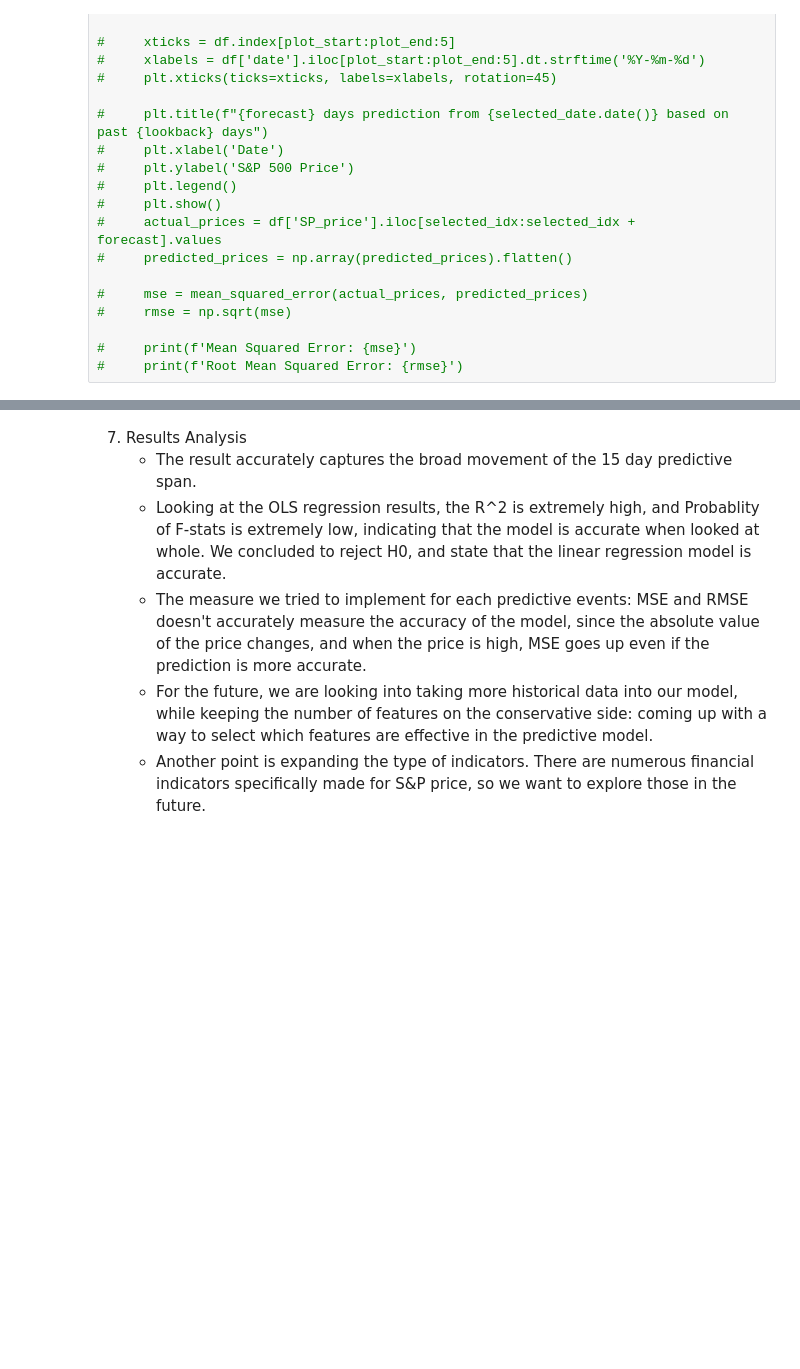
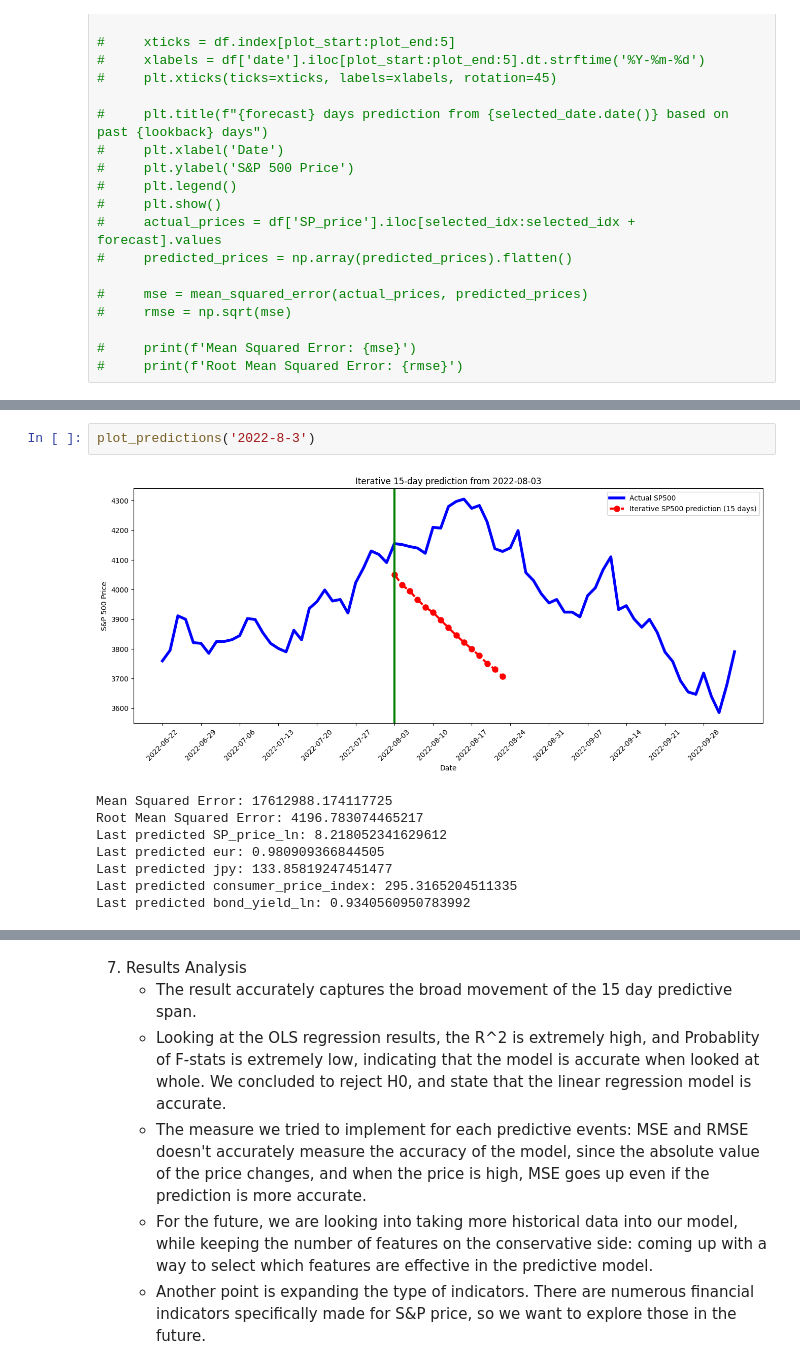
Before and after one commit to cocorowachi/CSC2621_SandP_Prediction, a Jupyter notebook: Data Process.ipynb, the cells around one changed output, grey strips where cells are left out. Cells and saved outputs as stored; diff of their text form; blank space fills up the shorter version.

```diff
--- a/Data Process.ipynb
+++ b/Data Process.ipynb
@@ -535,0 +581,11 @@ plot_predictions('2022-5-3')
+# %%
+plot_predictions('2022-8-3')
+# %% [output]
+[figure, added]
+Mean Squared Error: 17612988.174117725
+Root Mean Squared Error: 4196.783074465217
+Last predicted SP_price_ln: 8.218052341629612
+Last predicted eur: 0.980909366844505
+Last predicted jpy: 133.85819247451477
+Last predicted consumer_price_index: 295.3165204511335
+Last predicted bond_yield_ln: 0.9340560950783992
```
Also changed, not shown: parts of 17 cells of this notebook.
